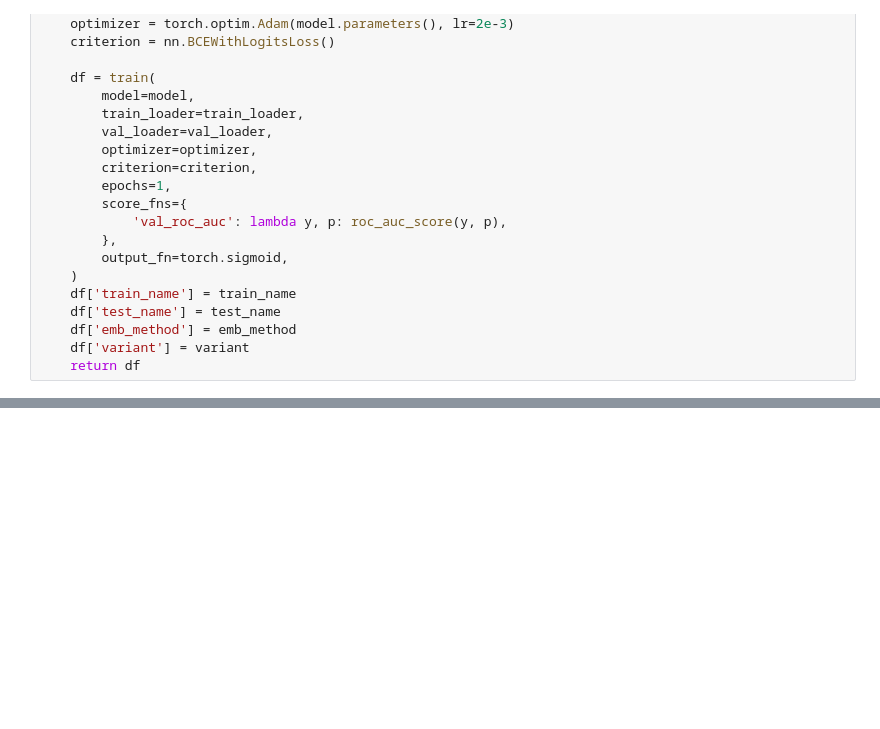
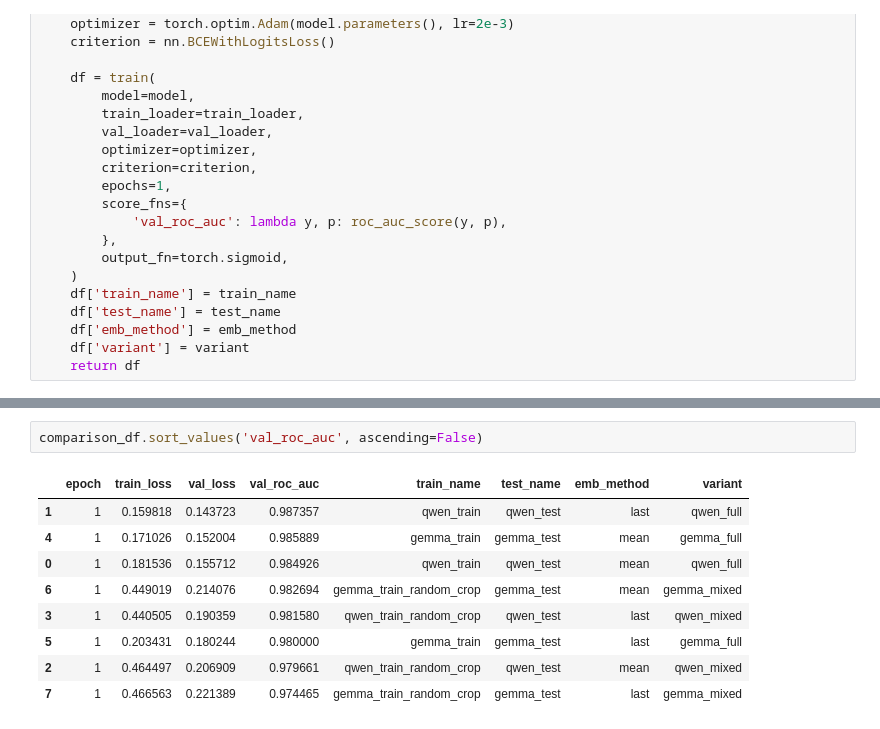
Before and after one commit to olegsmirnov2001/dl, a Jupyter notebook: sentiment/select_embeddings.ipynb, the cells around one changed output, grey strips where cells are left out. Saved outputs shown, nothing was run; the diff lists cells and outputs as text; blank space fills up the shorter version.

```diff
--- a/sentiment/select_embeddings.ipynb
+++ b/sentiment/select_embeddings.ipynb
@@ -199,0 +209,12 @@ plt.show()
+# %%
+comparison_df.sort_values('val_roc_auc', ascending=False)
+# %% [output]
+|  | epoch | train_loss | val_loss | val_roc_auc | train_name | test_name | emb_method | variant |
+| 1 | 1 | 0.159818 | 0.143723 | 0.987357 | qwen_train | qwen_test | last | qwen_full |
+| 4 | 1 | 0.171026 | 0.152004 | 0.985889 | gemma_train | gemma_test | mean | gemma_full |
+| 0 | 1 | 0.181536 | 0.155712 | 0.984926 | qwen_train | qwen_test | mean | qwen_full |
+| 6 | 1 | 0.449019 | 0.214076 | 0.982694 | gemma_train_random_crop | gemma_test | mean | gemma_mixed |
+| 3 | 1 | 0.440505 | 0.190359 | 0.981580 | qwen_train_random_crop | qwen_test | last | qwen_mixed |
+| 5 | 1 | 0.203431 | 0.180244 | 0.980000 | gemma_train | gemma_test | last | gemma_full |
+| 2 | 1 | 0.464497 | 0.206909 | 0.979661 | qwen_train_random_crop | qwen_test | mean | qwen_mixed |
+| 7 | 1 | 0.466563 | 0.221389 | 0.974465 | gemma_train_random_crop | gemma_test | last | gemma_mixed |
```
Also changed, not shown: parts of 15 cells of this notebook, 1 other file.
